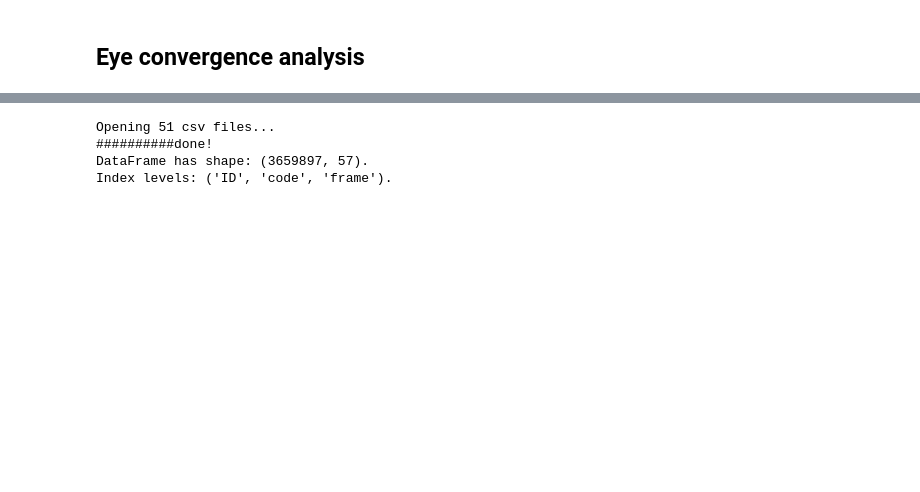
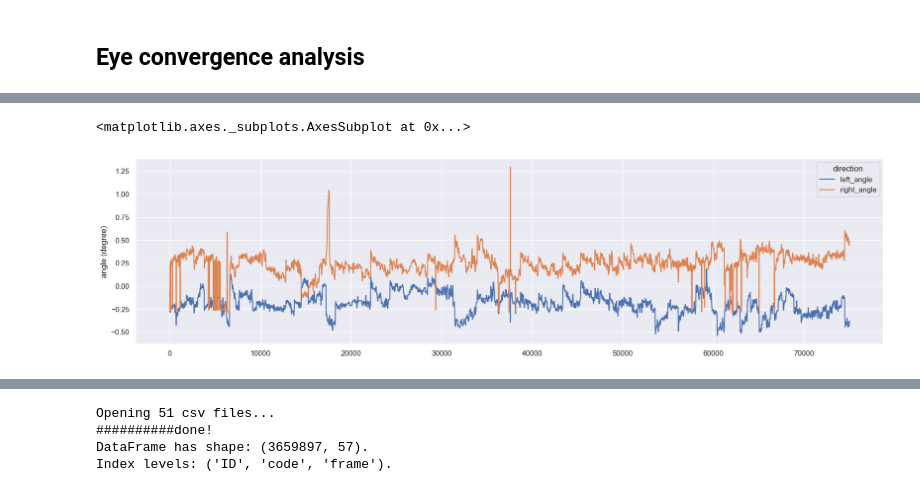
Before and after one commit to myngaf/behavior_analysis_tracking, a Jupyter notebook: test_analysis.ipynb, the cells around one changed output, grey strips where cells are left out. Saved outputs shown, nothing was run; the diff lists cells and outputs as text; code cells hidden in the pictures; blank space fills up the shorter version.

```diff
--- a/test_analysis.ipynb
+++ b/test_analysis.ipynb
@@ -21,0 +117,11 @@ bout_detection: {'threshold': 0.025, 'winsize': 0.2}
+# %%
+# melt the df for better plotting with seaborn
+test_kinematics_df1 = pd.melt(
+    test_kinematics_df1,
+    id_vars= ['speed','angular_velocity'], # these columns will be kept the same
+    value_vars= ['left_angle','right_angle'], # these columns will be melted
+    var_name= "direction", # the column name 'left_angle' and 'right_angle' will now label the angle degree in a separate column
+    value_name= "angle (degree)", # the values of the 'left_angle' and 'right_angle' columns are now in one columns
+    ignore_index=False # the index information is retained, this is the number of frames, can be used as a proxy of time
+)
+test_kinematics_df1
@@ -21,0 +192,6 @@ bout_detection: {'threshold': 0.025, 'winsize': 0.2}
+# %%
+# at the beginning of trial, before introduction of paramecia
+sns.lineplot(data=test_kinematics_df1, x=test_kinematics_df1.index, y="angle (degree)", hue="direction", legend="auto")
+# %% [output]
+<matplotlib.axes._subplots.AxesSubplot at 0x...>
+[figure, added]
```
Also changed, not shown: parts of 22 cells of this notebook.
